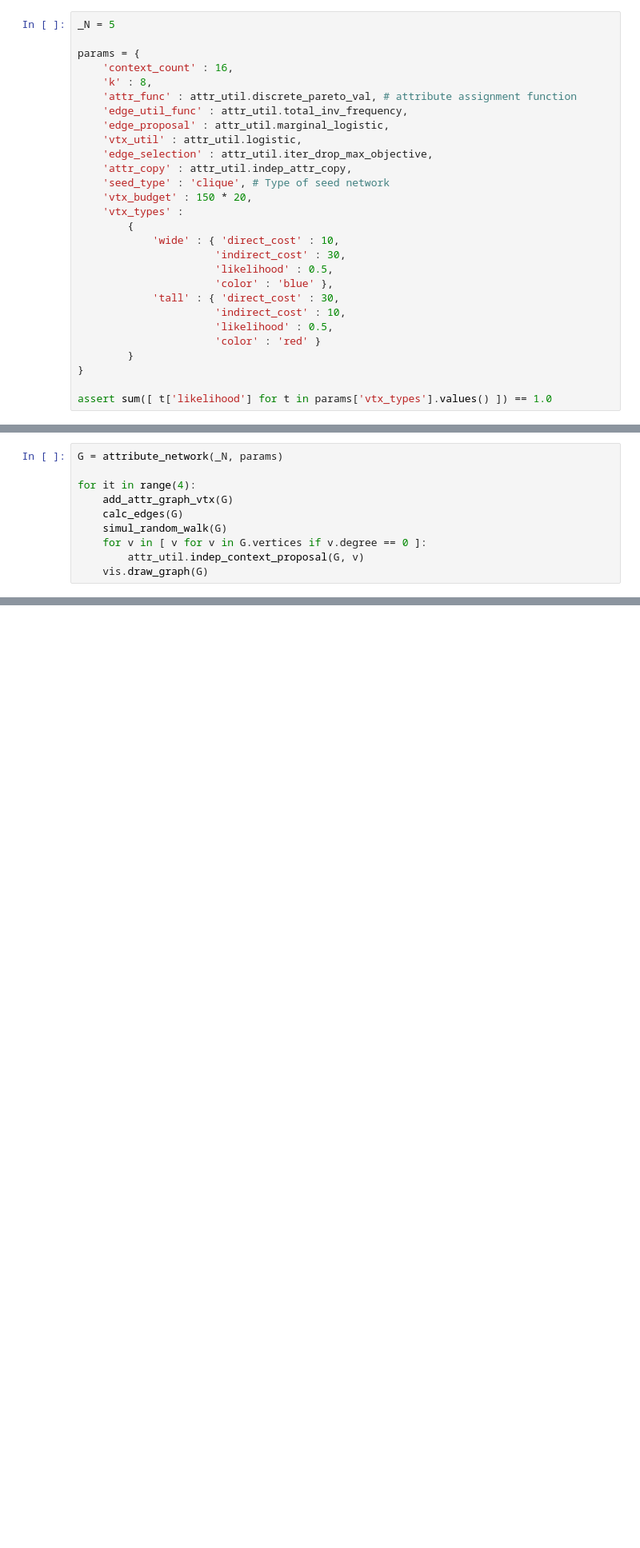
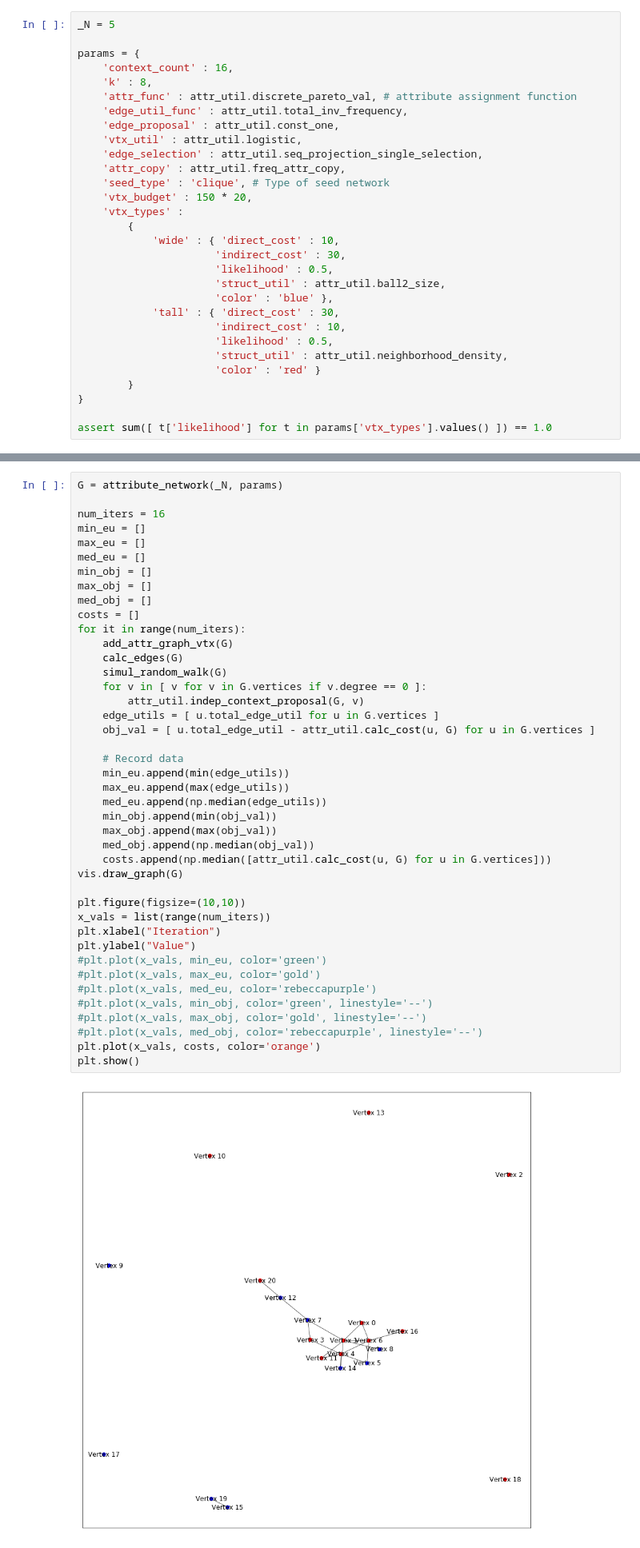
Before and after one commit to CrowdDynamicsLab/IESimulation, a Jupyter notebook: attribute_copying_growth.ipynb, the cells around one changed output, grey strips where cells are left out. Shown: that part at 80% size. Saved outputs shown, nothing was run; the diff lists cells and outputs as text; blank space fills up the shorter version.

Commit message:
First cut of sequentially single addition

```diff
--- a/attribute_copying_growth.ipynb
+++ b/attribute_copying_growth.ipynb
@@ -19,10 +19,10 @@ params = {
     'k' : 8,
     'attr_func' : attr_util.discrete_pareto_val, # attribute assignment function
     'edge_util_func' : attr_util.total_inv_frequency,
-    'edge_proposal' : attr_util.marginal_logistic,
+    'edge_proposal' : attr_util.const_one,
     'vtx_util' : attr_util.logistic,
-    'edge_selection' : attr_util.iter_drop_max_objective,
-    'attr_copy' : attr_util.indep_attr_copy,
+    'edge_selection' : attr_util.seq_projection_single_selection,
+    'attr_copy' : attr_util.freq_attr_copy,
     'seed_type' : 'clique', # Type of seed network
     'vtx_budget' : 150 * 20,
     'vtx_types' :
@@ -30,10 +30,12 @@ params = {
             'wide' : { 'direct_cost' : 10,
                       'indirect_cost' : 30,
                       'likelihood' : 0.5,
+                      'struct_util' : attr_util.ball2_size,
                       'color' : 'blue' },
             'tall' : { 'direct_cost' : 30,
                       'indirect_cost' : 10,
                       'likelihood' : 0.5,
+                      'struct_util' : attr_util.neighborhood_density,
                       'color' : 'red' }
         }
 }
@@ -107,13 +109,3 @@ def print_metrics(G):
     diameter: {2}, \n
     second eigenvalue: {3}, \n
     social edge welfare: {4} \n""".format(gd, avg_pl, diameter, eig2, sw))
-# %%
-G = attribute_network(_N, params)
-
-for it in range(4):
-    add_attr_graph_vtx(G)
-    calc_edges(G)
-    simul_random_walk(G)
-    for v in [ v for v in G.vertices if v.degree == 0 ]:
-        attr_util.indep_context_proposal(G, v)
-    vis.draw_graph(G)
@@ -124,0 +112,44 @@ for it in range(4):
+# %%
+G = attribute_network(_N, params)
+
+num_iters = 16
+min_eu = []
+max_eu = []
+med_eu = []
+min_obj = []
+max_obj = []
+med_obj = []
+costs = []
+for it in range(num_iters):
+    add_attr_graph_vtx(G)
+    calc_edges(G)
+    simul_random_walk(G)
+    for v in [ v for v in G.vertices if v.degree == 0 ]:
+        attr_util.indep_context_proposal(G, v)
+    edge_utils = [ u.total_edge_util for u in G.vertices ]
+    obj_val = [ u.total_edge_util - attr_util.calc_cost(u, G) for u in G.vertices ]
+
+    # Record data
+    min_eu.append(min(edge_utils))
+    max_eu.append(max(edge_utils))
+    med_eu.append(np.median(edge_utils))
+    min_obj.append(min(obj_val))
+    max_obj.append(max(obj_val))
+    med_obj.append(np.median(obj_val))
+    costs.append(np.median([attr_util.calc_cost(u, G) for u in G.vertices]))
+vis.draw_graph(G)
+
+plt.figure(figsize=(10,10))
+x_vals = list(range(num_iters))
+plt.xlabel("Iteration")
+plt.ylabel("Value")
+#plt.plot(x_vals, min_eu, color='green')
+#plt.plot(x_vals, max_eu, color='gold')
+#plt.plot(x_vals, med_eu, color='rebeccapurple')
+#plt.plot(x_vals, min_obj, color='green', linestyle='--')
+#plt.plot(x_vals, max_obj, color='gold', linestyle='--')
+#plt.plot(x_vals, med_obj, color='rebeccapurple', linestyle='--')
+plt.plot(x_vals, costs, color='orange')
+plt.show()
+# %% [output]
+[figure, added]
```
Also changed, not shown: parts of 2 cells of this notebook, 2 other files.
